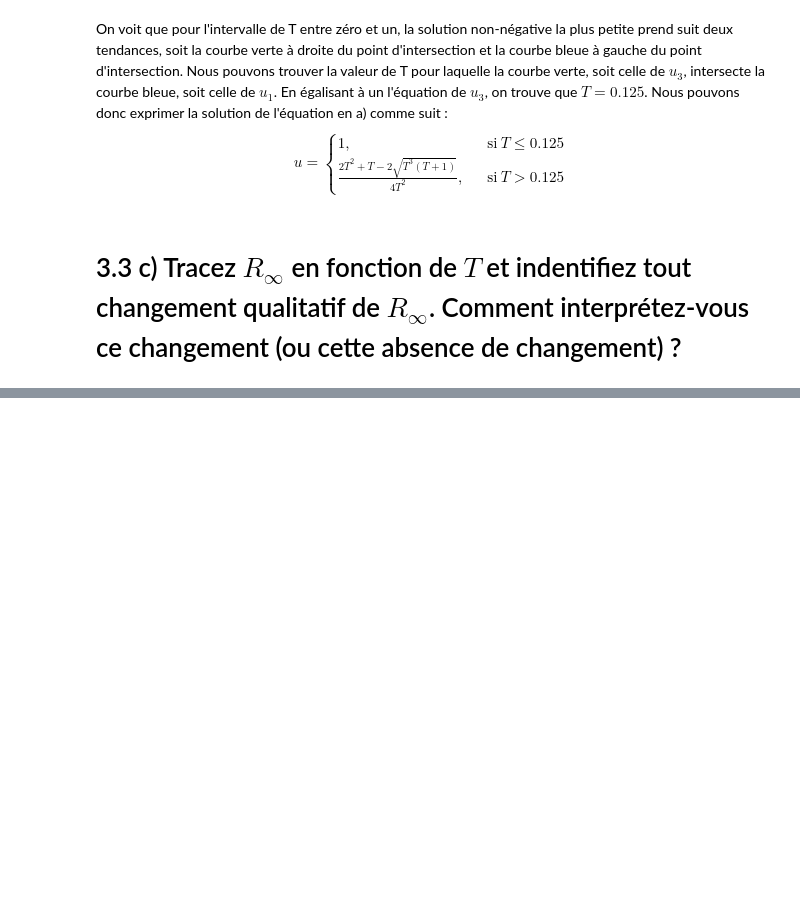
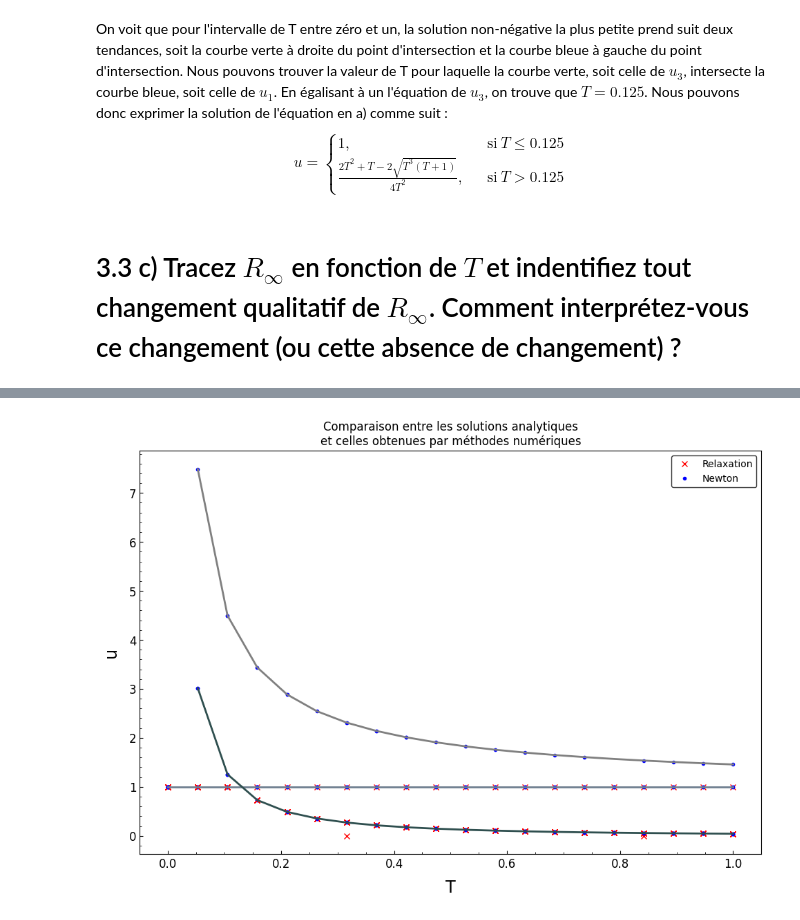
Before and after one commit to Antetokounpo/PhysNum-TP, a Jupyter notebook: TP3/TP3.ipynb, the cells around one changed output, grey strips where cells are left out. Saved outputs shown, nothing was run; the diff lists cells and outputs as text; code cells hidden in the pictures; blank space fills up the shorter version.

Commit message:
3.3 d) basically fini

```diff
--- a/TP3/TP3.ipynb
+++ b/TP3/TP3.ipynb
@@ -1096,0 +1101,9 @@ En exprimant la quantité $R_{\infty}$ selon $T$, on peut donc conclure que le p
+# %%
+import numpy as np
+import matplotlib.pyplot as plt
+plt.style.use('https://raw.githubusercontent.com/dccote/Enseignement/master/SRC/dccote-basic.mplstyle')
+
+Tvals = np.linspace(0, 1, 20)
+u1 = np.ones(20)
+u2 = (2*Tvals**2 + Tvals + 2*np.sqrt((Tvals+1)*Tvals**3)) / (4*Tvals**2)
+u3 = (2*Tvals**2 + Tvals - 2*np.sqrt((Tvals+1)*Tvals**3)) / (4*Tvals**2)
@@ -1096,0 +1175,19 @@ En exprimant la quantité $R_{\infty}$ selon $T$, on peut donc conclure que le p
+# %%
+x0 = [0.2, 0.6, 1, 1.3, 1.8, 2.3, 3.5, 4.9]
+plt.figure(figsize=(12,8))
+for i, val in enumerate(x0):
+    roots_relaxation = relaxation(val, Tvals, 1e-6)
+    roots_newton = newton(val, Tvals, 1e-6)
+    plt.plot(Tvals, roots_relaxation, "x", color="red")
+    plt.plot(Tvals, roots_newton, ".", color="blue")
+
+plt.plot(Tvals, u1, "slategray", linewidth=2)
+plt.plot(Tvals, u2, "grey", linewidth=2)
+plt.plot(Tvals, u3, "darkslategray", linewidth=2)
+plt.xlabel("T")
+plt.ylabel("u")
+plt.title("Comparaison entre les solutions analytiques\net celles obtenues par méthodes numériques")
+plt.legend(labels=["Relaxation", "Newton"])
+plt.show()
+# %% [output]
+[figure, added]
```
Also changed, not shown: parts of 12 cells of this notebook.
